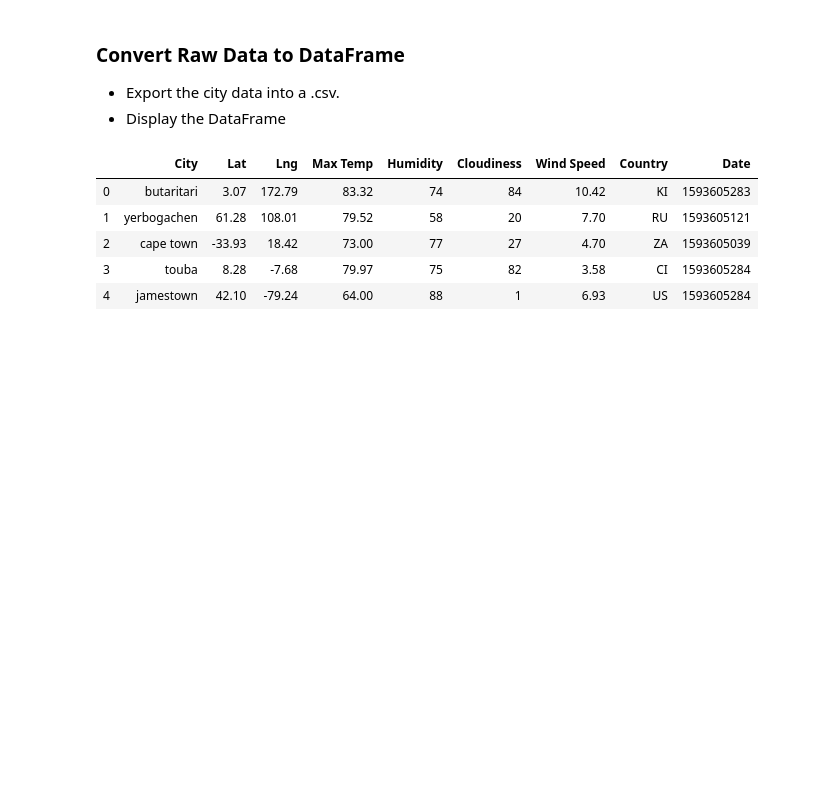
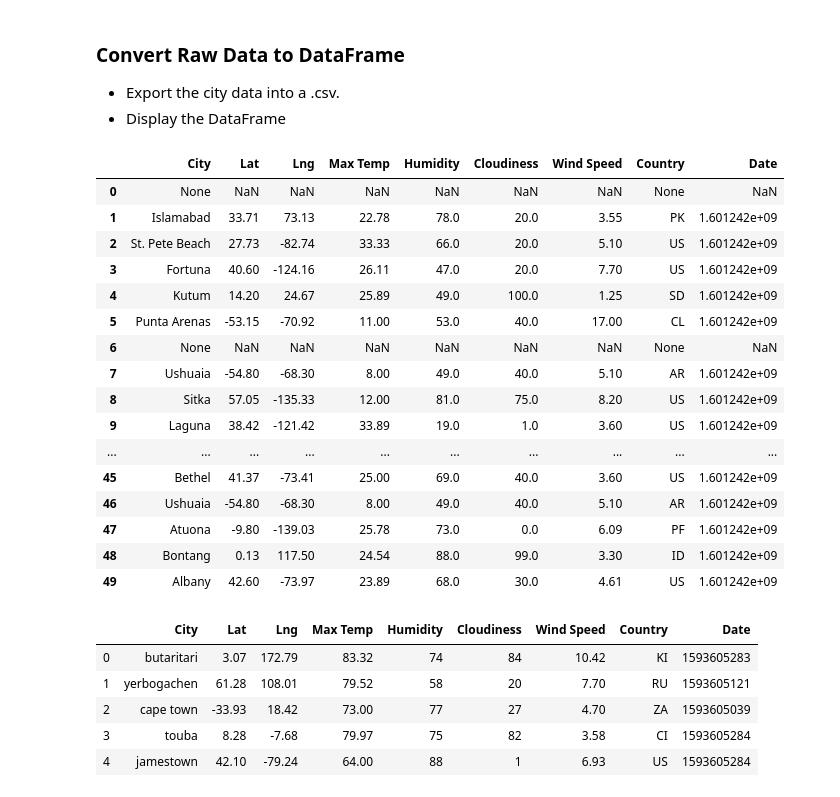
Before and after one commit to rarconaut/python-api-challenge, a Jupyter notebook: WeatherPy/WeatherPy.ipynb, the cells around one changed output. Cells and saved outputs as stored; diff of their text form; code cells hidden in the pictures; blank space fills up the shorter version.

Commit message:
API iterative calling, data storage, and DataFrame creation complete for small (n=50) test dataset.

```diff
--- a/WeatherPy/WeatherPy.ipynb
+++ b/WeatherPy/WeatherPy.ipynb
@@ -106,0 +69,8 @@ ushuaia's lat = -54.8, temp = 7
+# %%
+# Building the OpenWeatherMap query url
+
+url = "http://api.openweathermap.org/data/2.5/weather?"
+units = "metric"
+
+response = requests.get(query_url + 'reno').json()
+pprint.pprint(response)
@@ -127,3 +174,35 @@ Data Retrieval Complete
 ### Convert Raw Data to DataFrame
 * Export the city data into a .csv.
 * Display the DataFrame
+# %%
+city_data = pd.DataFrame(
+    {'City': city_name,
+     'Lat': lat,
+     'Lng': lng,
+     'Max Temp': max_temp,
+     'Humidity': humidity,
+     'Cloudiness': clouds,
+     'Wind Speed': wind,
+     'Country': country,
+     'Date': date
+    })
+
+city_data
+# %% [output]
+|  | City | Lat | Lng | Max Temp | Humidity | Cloudiness | Wind Speed | Country | Date |
+| 0 | None | NaN | NaN | NaN | NaN | NaN | NaN | None | NaN |
+| 1 | Islamabad | 33.71 | 73.13 | 22.78 | 78.0 | 20.0 | 3.55 | PK | 1.601242e+09 |
+| 2 | St. Pete Beach | 27.73 | -82.74 | 33.33 | 66.0 | 20.0 | 5.10 | US | 1.601242e+09 |
+| 3 | Fortuna | 40.60 | -124.16 | 26.11 | 47.0 | 20.0 | 7.70 | US | 1.601242e+09 |
+| 4 | Kutum | 14.20 | 24.67 | 25.89 | 49.0 | 100.0 | 1.25 | SD | 1.601242e+09 |
+| 5 | Punta Arenas | -53.15 | -70.92 | 11.00 | 53.0 | 40.0 | 17.00 | CL | 1.601242e+09 |
+| 6 | None | NaN | NaN | NaN | NaN | NaN | NaN | None | NaN |
+| 7 | Ushuaia | -54.80 | -68.30 | 8.00 | 49.0 | 40.0 | 5.10 | AR | 1.601242e+09 |
+| 8 | Sitka | 57.05 | -135.33 | 12.00 | 81.0 | 75.0 | 8.20 | US | 1.601242e+09 |
+| 9 | Laguna | 38.42 | -121.42 | 33.89 | 19.0 | 1.0 | 3.60 | US | 1.601242e+09 |
+| ... | ... | ... | ... | ... | ... | ... | ... | ... | ... |
+| 45 | Bethel | 41.37 | -73.41 | 25.00 | 69.0 | 40.0 | 3.60 | US | 1.601242e+09 |
+| 46 | Ushuaia | -54.80 | -68.30 | 8.00 | 49.0 | 40.0 | 5.10 | AR | 1.601242e+09 |
+| 47 | Atuona | -9.80 | -139.03 | 25.78 | 73.0 | 0.0 | 6.09 | PF | 1.601242e+09 |
+| 48 | Bontang | 0.13 | 117.50 | 24.54 | 88.0 | 99.0 | 3.30 | ID | 1.601242e+09 |
+| 49 | Albany | 42.60 | -73.97 | 23.89 | 68.0 | 30.0 | 4.61 | US | 1.601242e+09 |
```
Also changed, not shown: parts of 7 cells of this notebook, 1 other file.
